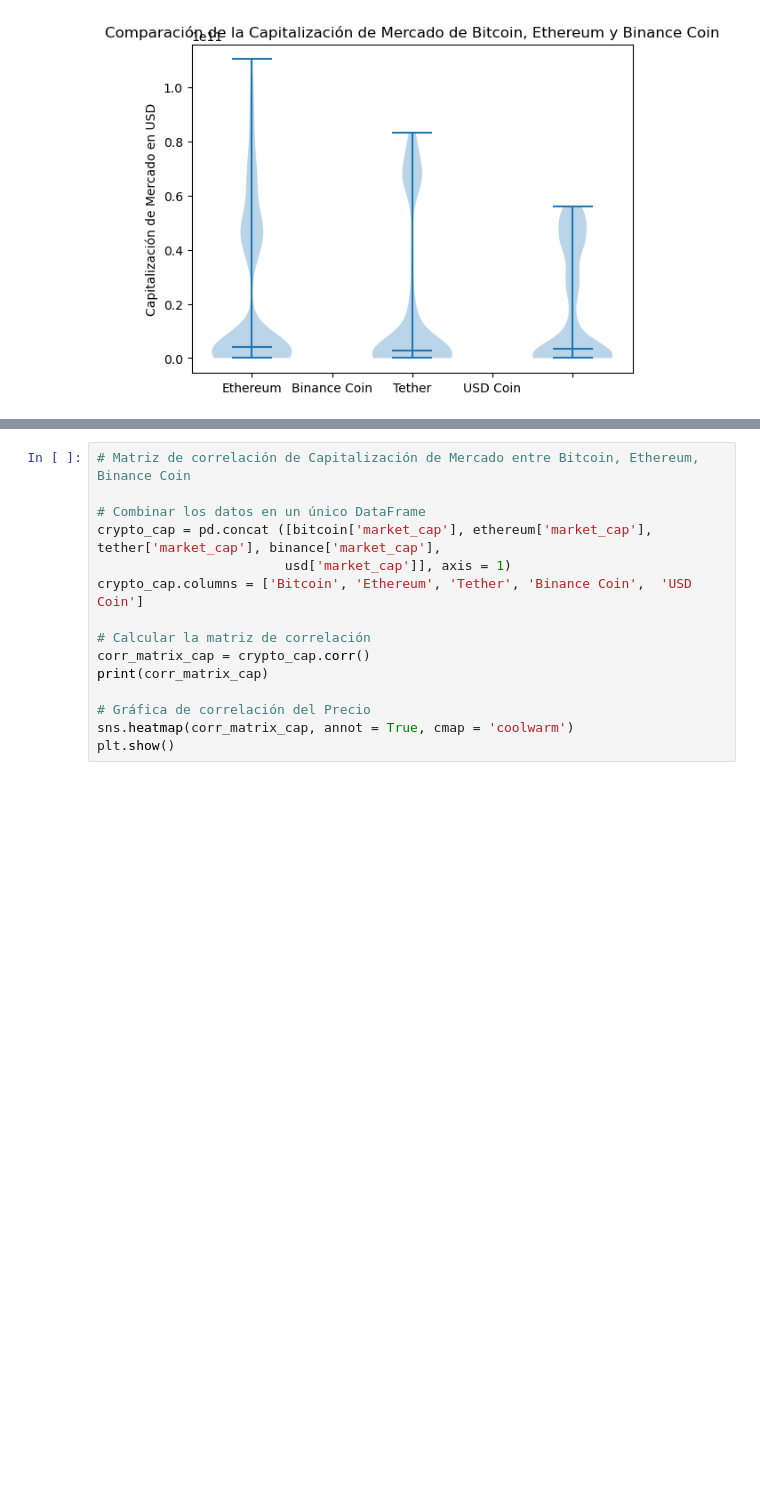
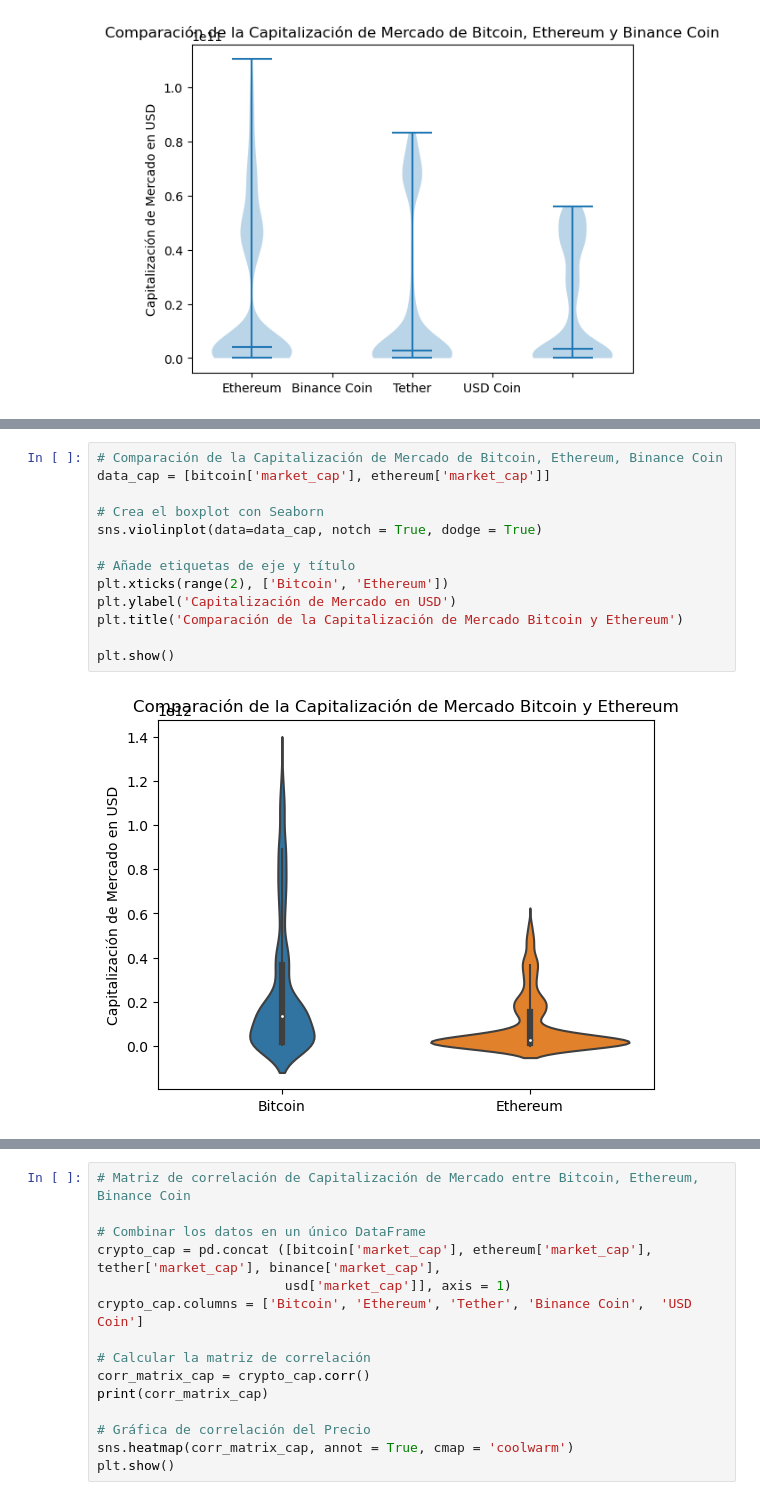
Before and after one commit to angelmpa/proyecto-portafolio, a Jupyter notebook: notebooks/eda_crypto.ipynb, the cells around one changed output, grey strips where cells are left out. Drawn from its saved outputs; the diff is of its cells as text; blank space fills up the shorter version.

```diff
--- a/notebooks/eda_crypto.ipynb
+++ b/notebooks/eda_crypto.ipynb
@@ -1230,0 +1231,15 @@ plt.show()
+# %%
+# Comparación de la Capitalización de Mercado de Bitcoin, Ethereum, Binance Coin
+data_cap = [bitcoin['market_cap'], ethereum['market_cap']]
+
+# Crea el boxplot con Seaborn
+sns.violinplot(data=data_cap, notch = True, dodge = True)
+
+# Añade etiquetas de eje y título
+plt.xticks(range(2), ['Bitcoin', 'Ethereum'])
+plt.ylabel('Capitalización de Mercado en USD')
+plt.title('Comparación de la Capitalización de Mercado Bitcoin y Ethereum')
+
+plt.show()
+# %% [output]
+[figure, added]
```
Also changed, not shown: parts of 2 cells of this notebook, 1 other file.
